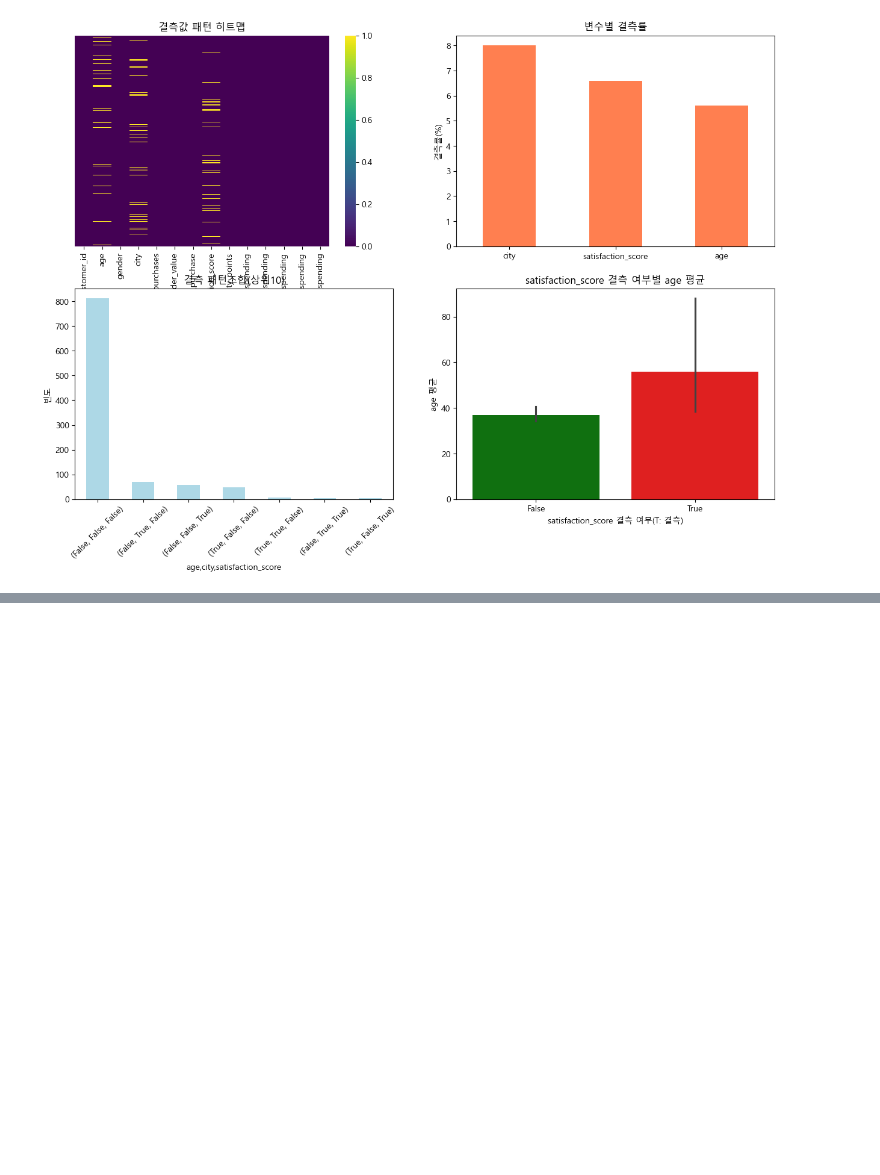
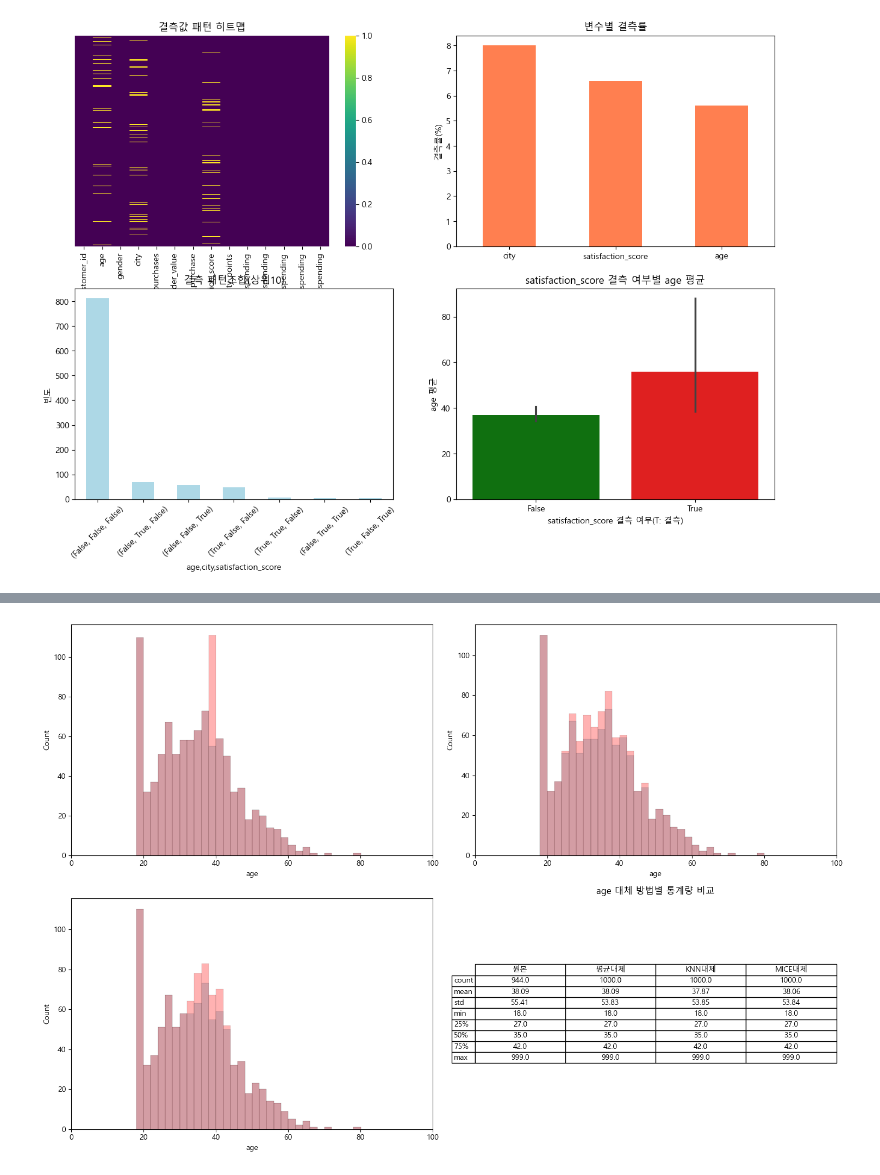
Before and after one commit to baesisi3648/TIL, a Jupyter notebook: 데이터분석/05-eda.ipynb, the cells around one changed output, grey strips where cells are left out. Drawn from its saved outputs; the diff is of its cells as text; code cells hidden in the pictures; blank space fills up the shorter version.

```diff
--- a/데이터분석/05-eda.ipynb
+++ b/데이터분석/05-eda.ipynb
@@ -818,0 +1013,78 @@ age
+# %%
+# Impute -> 대체하다
+from sklearn.impute import KNNImputer, SimpleImputer
+from sklearn.experimental import enable_iterative_imputer
+from sklearn.impute import IterativeImputer
+# 숫자형 컬럼들
+numeric_cols = ['customer_id', 'age', 'total_purchases', 'avg_order_value',
+       'days_since_last_purchase', 'satisfaction_score']
+
+df_numeric = ecommerce[numeric_cols]
+print('원본 데이터 결측률')
+for col in numeric_cols:
+    missing_rate = df_numeric[col].isnull().mean()
+    if missing_rate > 0:
+        print(f' {col}: {missing_rate:.2f}')
+
+# 1. 컬럼별 결측을 모두 평균으로 대체
+imputer_mean = SimpleImputer(strategy='mean')
+df_mean = df_numeric.copy()
+df_mean[numeric_cols] = imputer_mean.fit_transform(df_numeric[numeric_cols])
+
+# 2. KNN 대체 -> K-Nearest Neighbors
+imputer_knn = KNNImputer(n_neighbors=5)
+df_knn = df_numeric.copy()
+df_knn[numeric_cols] = imputer_knn.fit_transform(df_numeric[numeric_cols])
+
+# 3. MICE 대체 -> Multiple Imputaition by Chained Equations (결측이 있는 변수를 다른 변수들을 이용해 회귀모델 예측)
+# 변수간 상관관계가 약한 경우 -> 평균으로 도달하게 됨.
+imputer_mice = IterativeImputer(random_state=42, max_iter=10)
+df_mice = df_numeric.copy()
+df_mice[numeric_cols] = imputer_mice.fit_transform(df_numeric[numeric_cols])
+
+# 대체 결과 비교 시각화
+fig, axes = plt.subplots(2, 2, figsize=(15, 10))
+a1, a2, a3, a4 = axes[0, 0], axes[0, 1], axes[1, 0], axes[1, 1]
+
+# age 변수 대체 결과
+variable = 'age'
+
+if df_numeric[variable].isnull().sum() > 0:
+    x_min, x_max = 0, 100
+    # 원본-평균대체
+    sns.histplot(df_numeric[variable], binwidth=2, kde=False, ax=a1, color='lightblue', label='원본')
+    sns.histplot(df_mean[variable], binwidth=2, kde=False, ax=a1, color='red', label='평균대체', alpha=0.3)
+    a1.set_xlim(x_min, x_max)
+
+    # 원본-KNN대체
+    sns.histplot(df_numeric[variable], binwidth=2, kde=False, ax=a2, color='lightblue', label='원본')
+    sns.histplot(df_knn[variable], binwidth=2, kde=False, ax=a2, color='red', label='KNN', alpha=0.3)
+    a2.set_xlim(x_min, x_max)
+
+    # 원본-MICE대체
+    sns.histplot(df_numeric[variable], binwidth=2, kde=False, ax=a3, color='lightblue', label='원본')
+    sns.histplot(df_mice[variable], binwidth=2, kde=False, ax=a3, color='red', label='MICE', alpha=0.3)
+    a3.set_xlim(x_min, x_max)
+
+    # 대체 전후 통계량 비교
+    comparison_stats = pd.DataFrame({
+        '원본': df_numeric[variable].describe(),
+        '평균대체': df_mean[variable].describe(),
+        'KNN대체': df_knn[variable].describe(),
+        'MICE대체': df_mice[variable].describe(),
+    }).round(2)
+
+    # 텍스트로 통계 비교 표시
+    a4.axis('off')
+    a4.table(
+        cellText=comparison_stats.values,
+        rowLabels=comparison_stats.index,
+        colLabels=comparison_stats.columns,
+        cellLoc='center',
+        loc='center'
+    )
+    a4.set_title(f'{variable} 대체 방법별 통계량 비교')
+
+    plt.tight_layout()
+    plt.show()
+# %% [output]
@@ -818,0 +1094 @@ age
+[figure, added]
```
Also changed, not shown: parts of 11 cells of this notebook.
